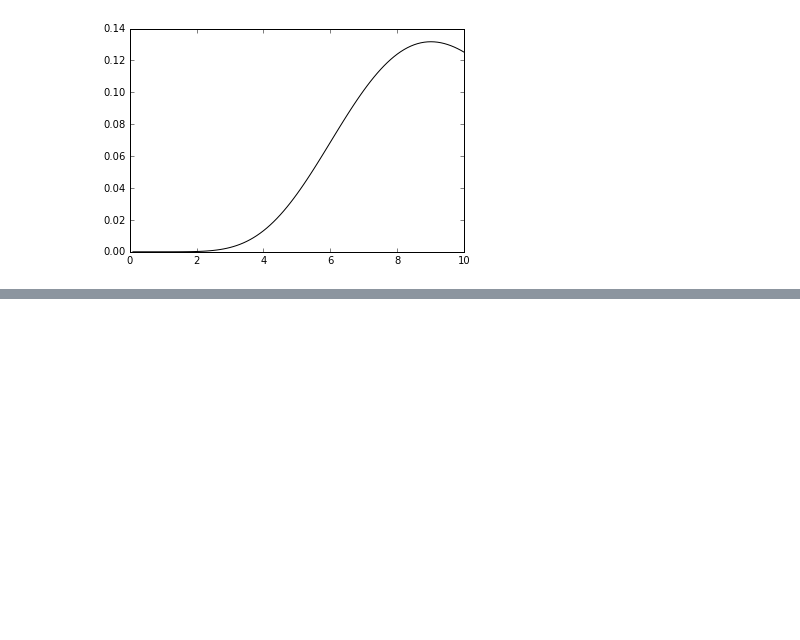
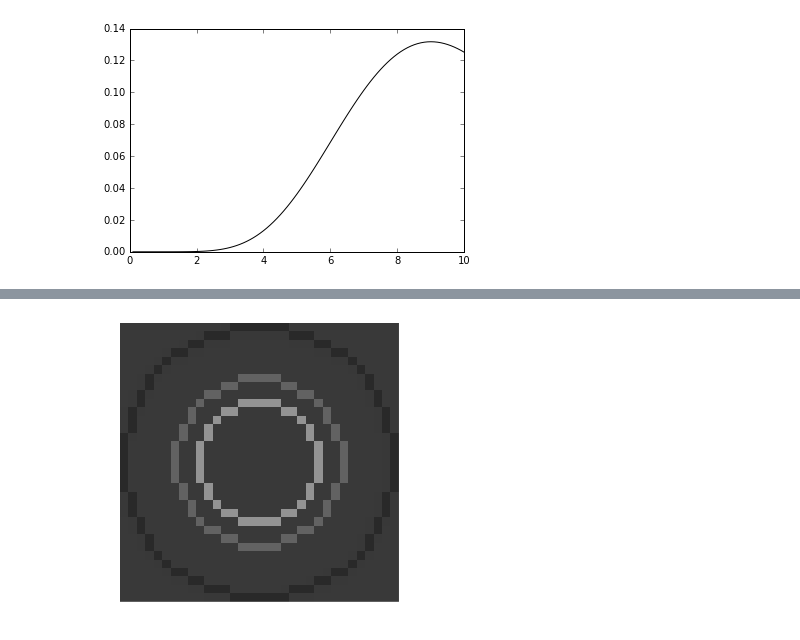
Before and after one commit to pussinboot/tAIko, a Jupyter notebook: notebooks/learning.ipynb, the cells around one changed output, grey strips where cells are left out. Cells and saved outputs as stored; diff of their text form; code cells hidden in the pictures; blank space fills up the shorter version.

```diff
--- a/notebooks/learning.ipynb
+++ b/notebooks/learning.ipynb
@@ -111,0 +136,6 @@ plt.show()
+# %%
+a_frame = imh.clean_pic(extract_path + '/out-75.png')
+# %%
+show_screen(a_frame[75:108, 13:46, :])
+# %% [output]
+[figure, added]
```
Also changed, not shown: parts of 8 cells of this notebook, 1 other file.
